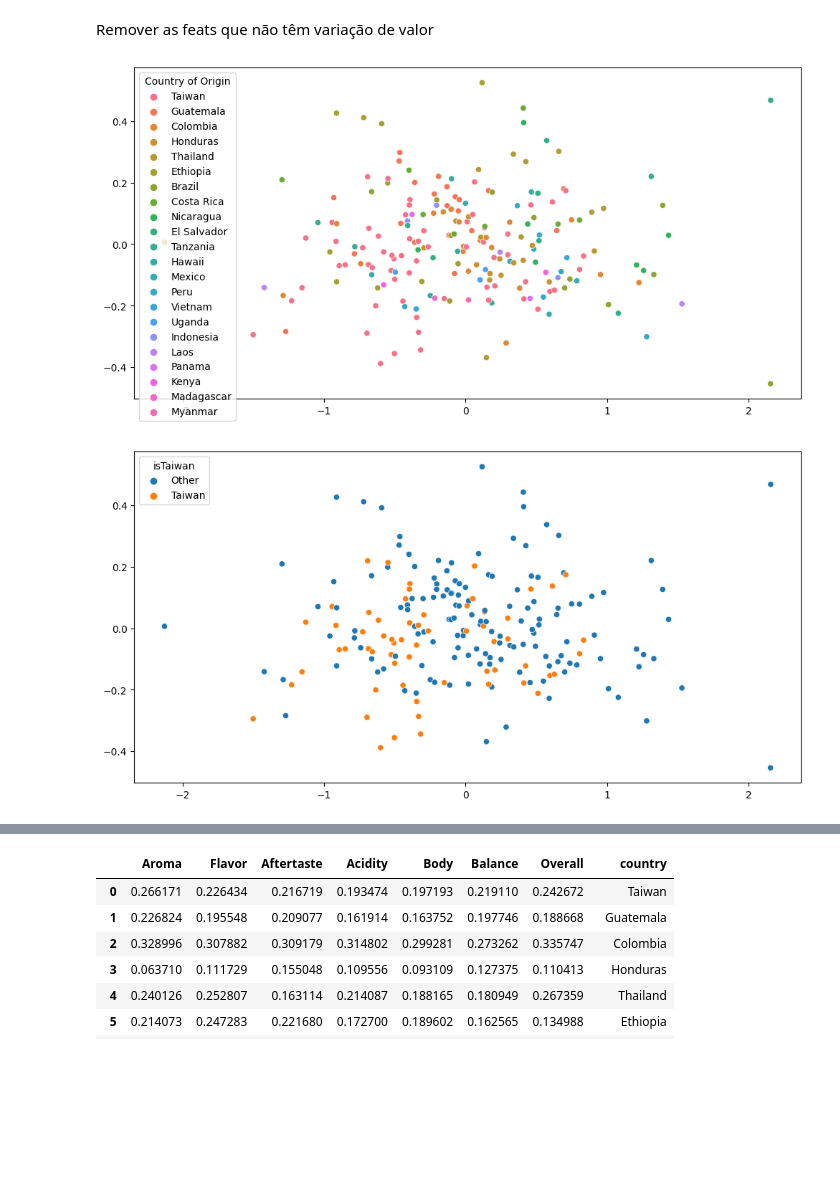
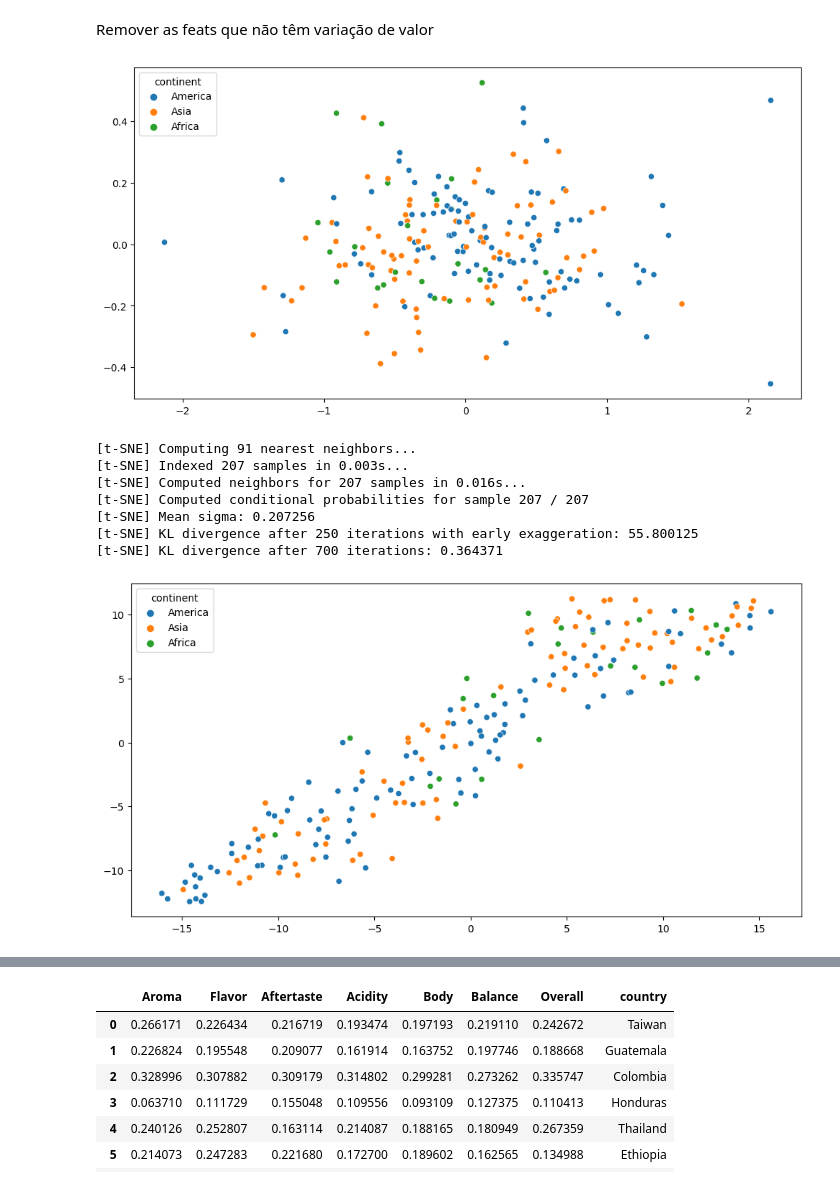
Before and after one commit to guipyson/CMP263_UFRGS, a Jupyter notebook: eda.ipynb, the cells around one changed output, grey strips where cells are left out. Cells and saved outputs as stored; diff of their text form; code cells hidden in the pictures; blank space fills up the shorter version.

```diff
--- a/eda.ipynb
+++ b/eda.ipynb
@@ -111,15 +148,22 @@ feats = ['Aroma', 'Flavor', 'Aftertaste', 'Acidity', 'Body', 'Balance', 'Overall
 pca = PCA(n_components=2)
 pca_df = pca.fit_transform(df[feats])
 plt.figure(figsize=(12,6))
-sns.scatterplot(x=pca_df[:,0], y=pca_df[:,1], hue=df['Country of Origin'], hue_order=origin.index)
+sns.scatterplot(x=pca_df[:,0], y=pca_df[:,1], hue=df['continent'], hue_order=origin.index)
 plt.show()
 # %% [output]
-[figure, old version]
+[figure, new version]
 # %%
-pca = PCA(n_components=2)
-pca_df = pca.fit_transform(df[feats])
+tsne = TSNE(n_components=2, verbose=1, random_state=42)
+tsne_df = tsne.fit_transform(df[feats])
 plt.figure(figsize=(12,6))
-sns.scatterplot(x=pca_df[:,0], y=pca_df[:,1], hue=df['isTaiwan'])
+sns.scatterplot(x=tsne_df[:,0], y=tsne_df[:,1], hue=df['continent'])
 plt.show()
 # %% [output]
+[t-SNE] Computing 91 nearest neighbors...
+[t-SNE] Indexed 207 samples in 0.003s...
+[t-SNE] Computed neighbors for 207 samples in 0.016s...
+[t-SNE] Computed conditional probabilities for sample 207 / 207
+[t-SNE] Mean sigma: 0.207256
+[t-SNE] KL divergence after 250 iterations with early exaggeration: 55.800125
+[t-SNE] KL divergence after 700 iterations: 0.364371
-[figure, old version]
+[figure, new version]
```
Also changed, not shown: parts of 7 cells of this notebook, 3 other files.
